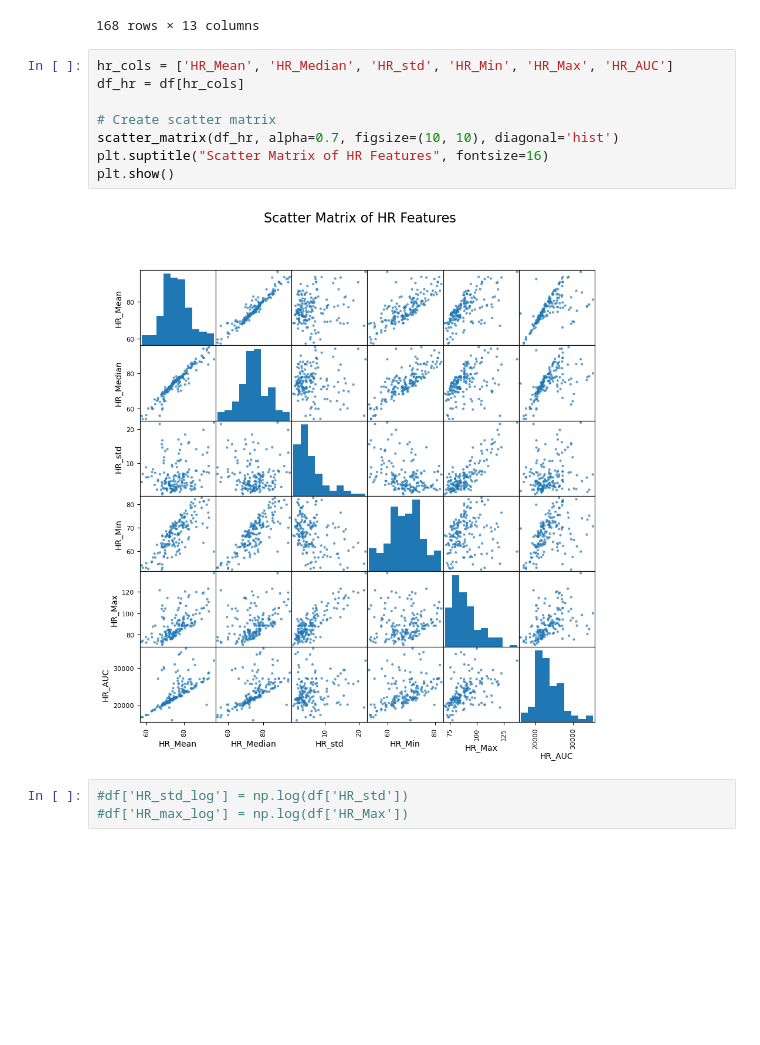
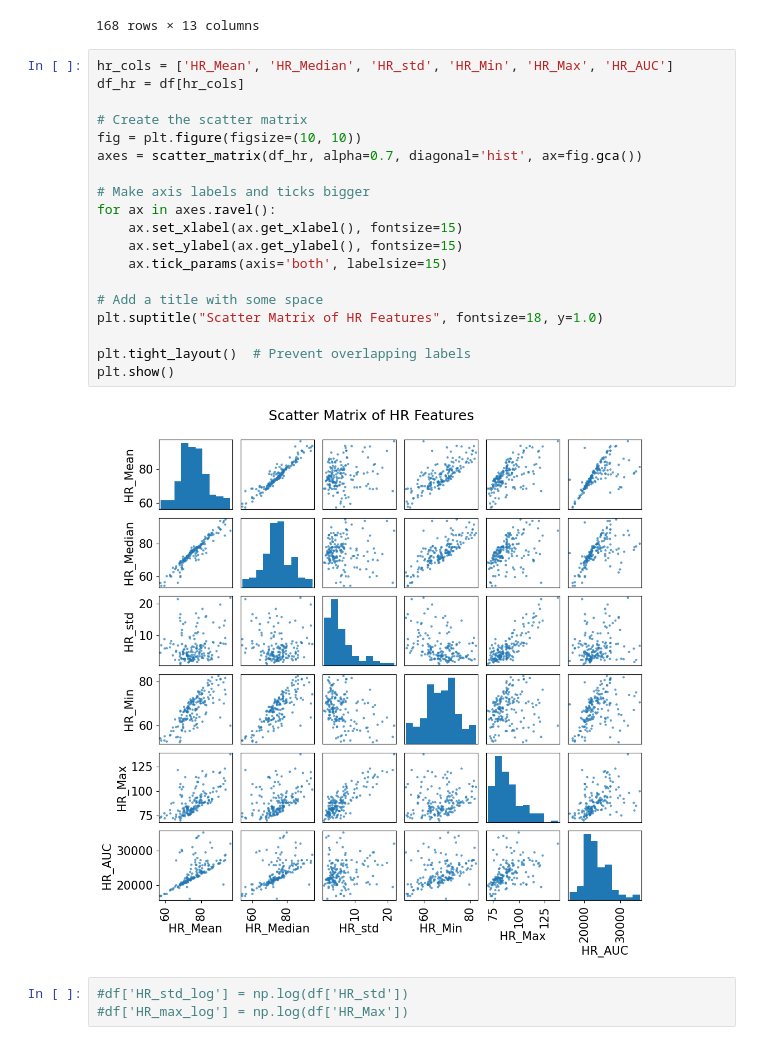
Before and after one commit to MagnusHx/DTU-public, a Jupyter notebook: StatEvalIndividual.ipynb, the cells around one changed output. Drawn from its saved outputs; the diff is of its cells as text; blank space fills up the shorter version.

```diff
--- a/StatEvalIndividual.ipynb
+++ b/StatEvalIndividual.ipynb
@@ -34,13 +34,24 @@ df
 # %%
 hr_cols = ['HR_Mean', 'HR_Median', 'HR_std', 'HR_Min', 'HR_Max', 'HR_AUC']
 df_hr = df[hr_cols]
 
-# Create scatter matrix
-scatter_matrix(df_hr, alpha=0.7, figsize=(10, 10), diagonal='hist')
-plt.suptitle("Scatter Matrix of HR Features", fontsize=16)
+# Create the scatter matrix
+fig = plt.figure(figsize=(10, 10))
+axes = scatter_matrix(df_hr, alpha=0.7, diagonal='hist', ax=fig.gca())
+
+# Make axis labels and ticks bigger
+for ax in axes.ravel():
+    ax.set_xlabel(ax.get_xlabel(), fontsize=15)
+    ax.set_ylabel(ax.get_ylabel(), fontsize=15)
+    ax.tick_params(axis='both', labelsize=15)
+
+# Add a title with some space
+plt.suptitle("Scatter Matrix of HR Features", fontsize=18, y=1.0)
+
+plt.tight_layout()  # Prevent overlapping labels
 plt.show()
 # %% [output]
-[figure, old version]
+[figure, new version]
 # %%
 #df['HR_std_log'] = np.log(df['HR_std'])
 #df['HR_max_log'] = np.log(df['HR_Max'])
```
Also changed, not shown: parts of 1 cell of this notebook.
